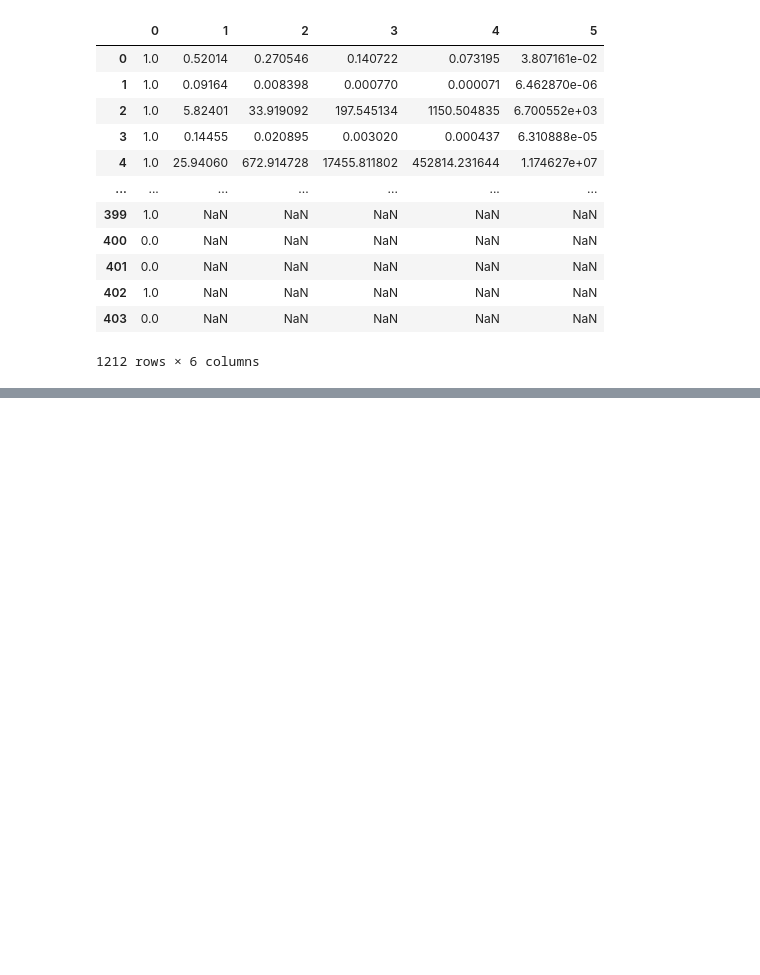
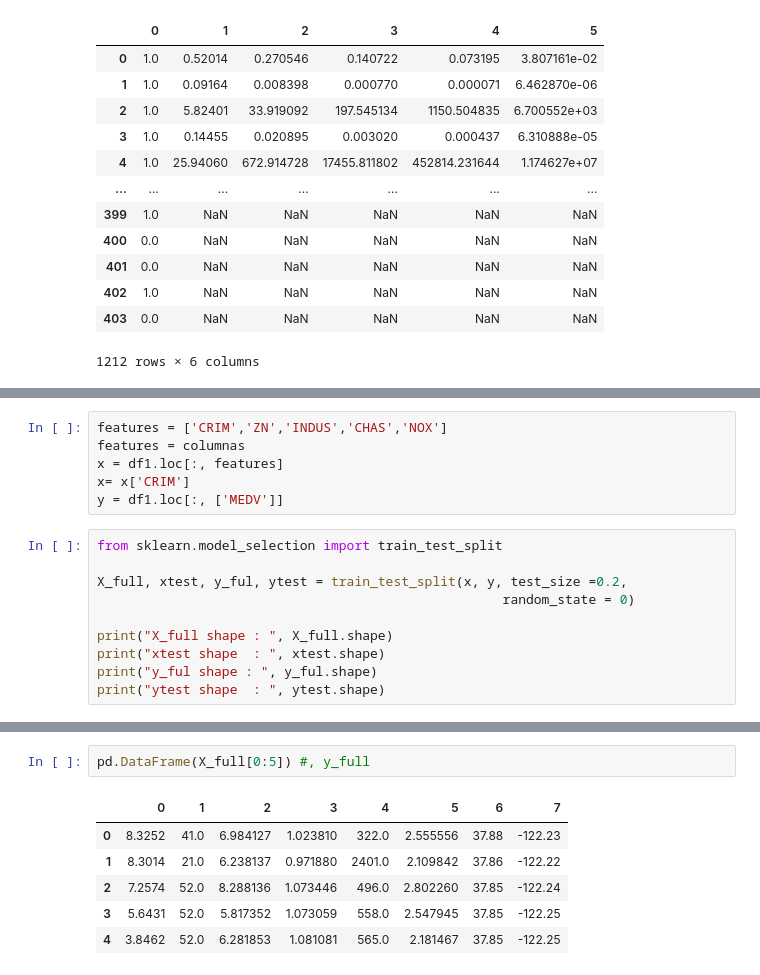
Before and after one commit to JMML2021/Tasca-M5-T02-Introducci-al-Machine-Learning, a Jupyter notebook: Tasca_M5_T02_Machine_Leaning.ipynb, the cells around one changed output, grey strips where cells are left out. Saved outputs shown, nothing was run; the diff lists cells and outputs as text; blank space fills up the shorter version.

```diff
--- a/Tasca_M5_T02_Machine_Leaning.ipynb
+++ b/Tasca_M5_T02_Machine_Leaning.ipynb
@@ -431,0 +503,16 @@ df_CRIM
+# %%
+features = ['CRIM','ZN','INDUS','CHAS','NOX']
+features = columnas
+x = df1.loc[:, features]
+x= x['CRIM']
+y = df1.loc[:, ['MEDV']]
+# %%
+from sklearn.model_selection import train_test_split
+
+X_full, xtest, y_ful, ytest = train_test_split(x, y, test_size =0.2,
+                                                    random_state = 0)
+
+print("X_full shape : ", X_full.shape)
+print("xtest shape  : ", xtest.shape)
+print("y_ful shape : ", y_ful.shape)
+print("ytest shape  : ", ytest.shape)
@@ -431,0 +695,9 @@ df_CRIM
+# %%
+pd.DataFrame(X_full[0:5]) #, y_full
+# %% [output]
+|  | 0 | 1 | 2 | 3 | 4 | 5 | 6 | 7 |
+| 0 | 8.3252 | 41.0 | 6.984127 | 1.023810 | 322.0 | 2.555556 | 37.88 | -122.23 |
+| 1 | 8.3014 | 21.0 | 6.238137 | 0.971880 | 2401.0 | 2.109842 | 37.86 | -122.22 |
+| 2 | 7.2574 | 52.0 | 8.288136 | 1.073446 | 496.0 | 2.802260 | 37.85 | -122.24 |
+| 3 | 5.6431 | 52.0 | 5.817352 | 1.073059 | 558.0 | 2.547945 | 37.85 | -122.25 |
+| 4 | 3.8462 | 52.0 | 6.281853 | 1.081081 | 565.0 | 2.181467 | 37.85 | -122.25 |
```
Also changed, not shown: parts of 18 cells of this notebook.
